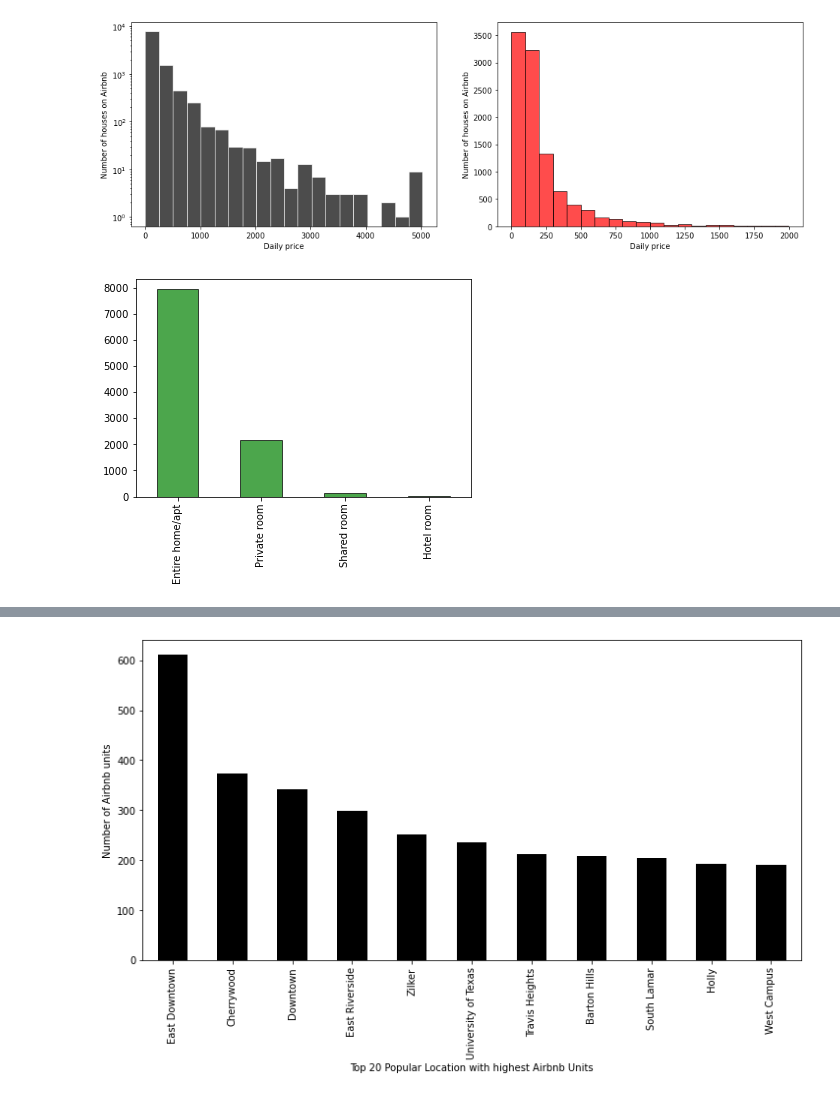
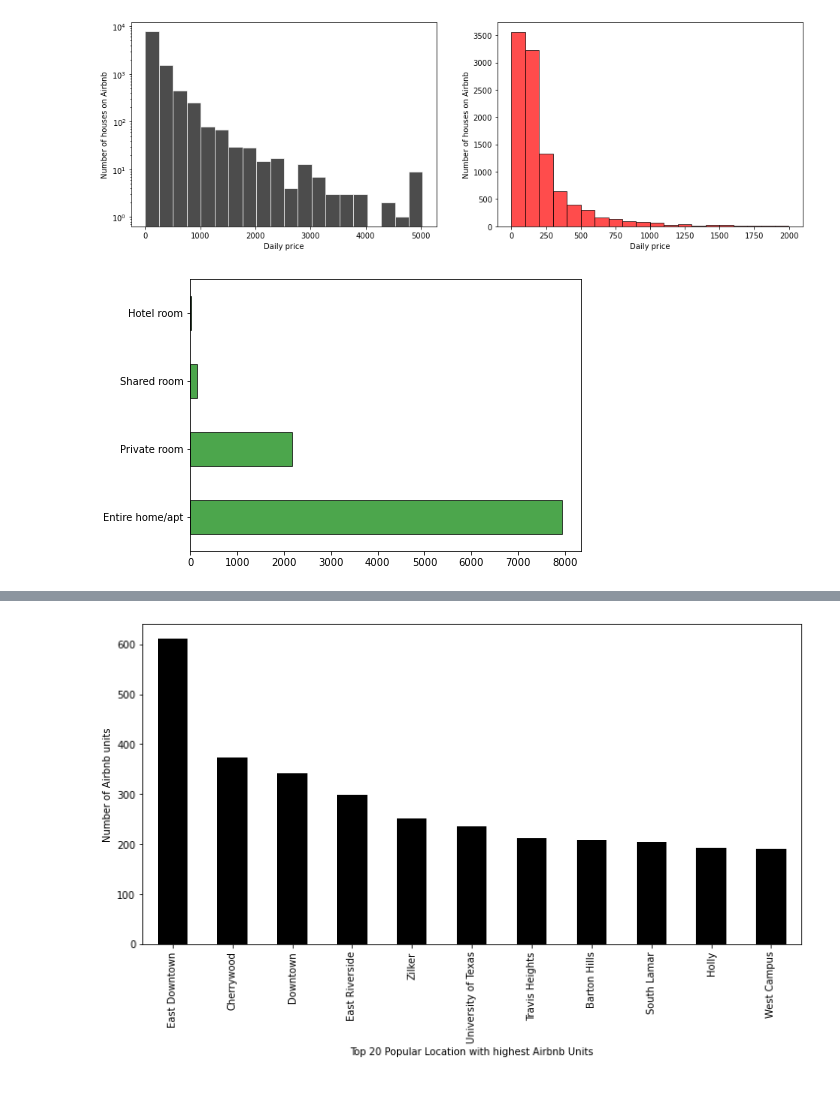
Before and after one commit to aabouie/Capstone_2, a Jupyter notebook: EDA_ML.ipynb, the cells around one changed output, grey strips where cells are left out. Saved outputs shown, nothing was run; the diff lists cells and outputs as text; code cells hidden in the pictures.

```diff
--- a/EDA_ML.ipynb
+++ b/EDA_ML.ipynb
@@ -87,7 +104,7 @@ axs[1].set_ylabel('Number of houses on Airbnb');
 # %% [output]
 [figure]
 # %%
-fig,ax = plt.subplots(figsize=(6,4))
-ax = df_listing.room_type.value_counts().plot(kind='bar',color='g',alpha=0.7,edgecolor='k');
+fig,axs = plt.subplots(figsize=(7,5))
+df_listing.room_type.value_counts().plot(kind='barh',color='g',alpha=0.7,edgecolor='k');
 # %% [output]
-[figure, old version]
+[figure, new version]
```
Also changed, not shown: parts of 29 cells of this notebook.
